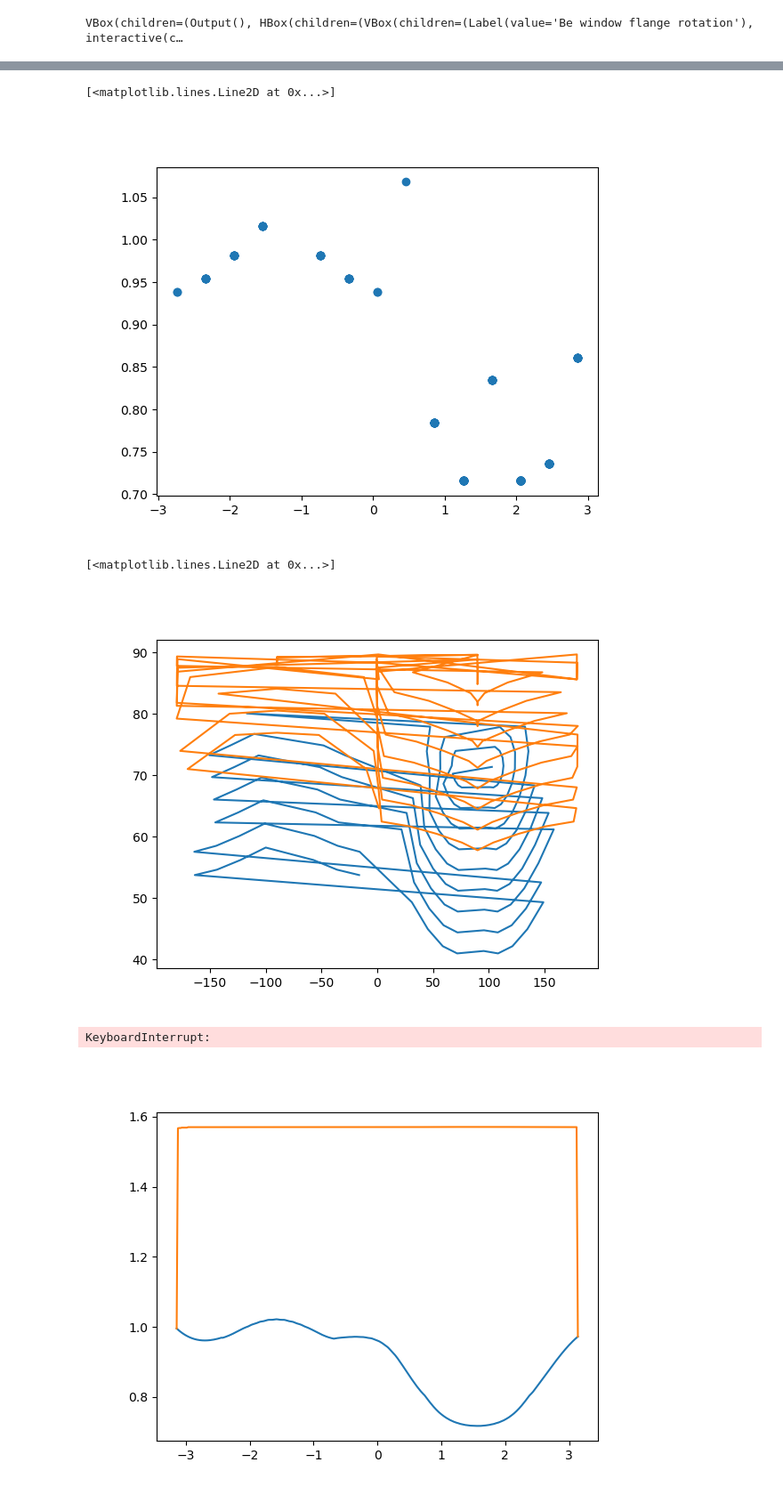
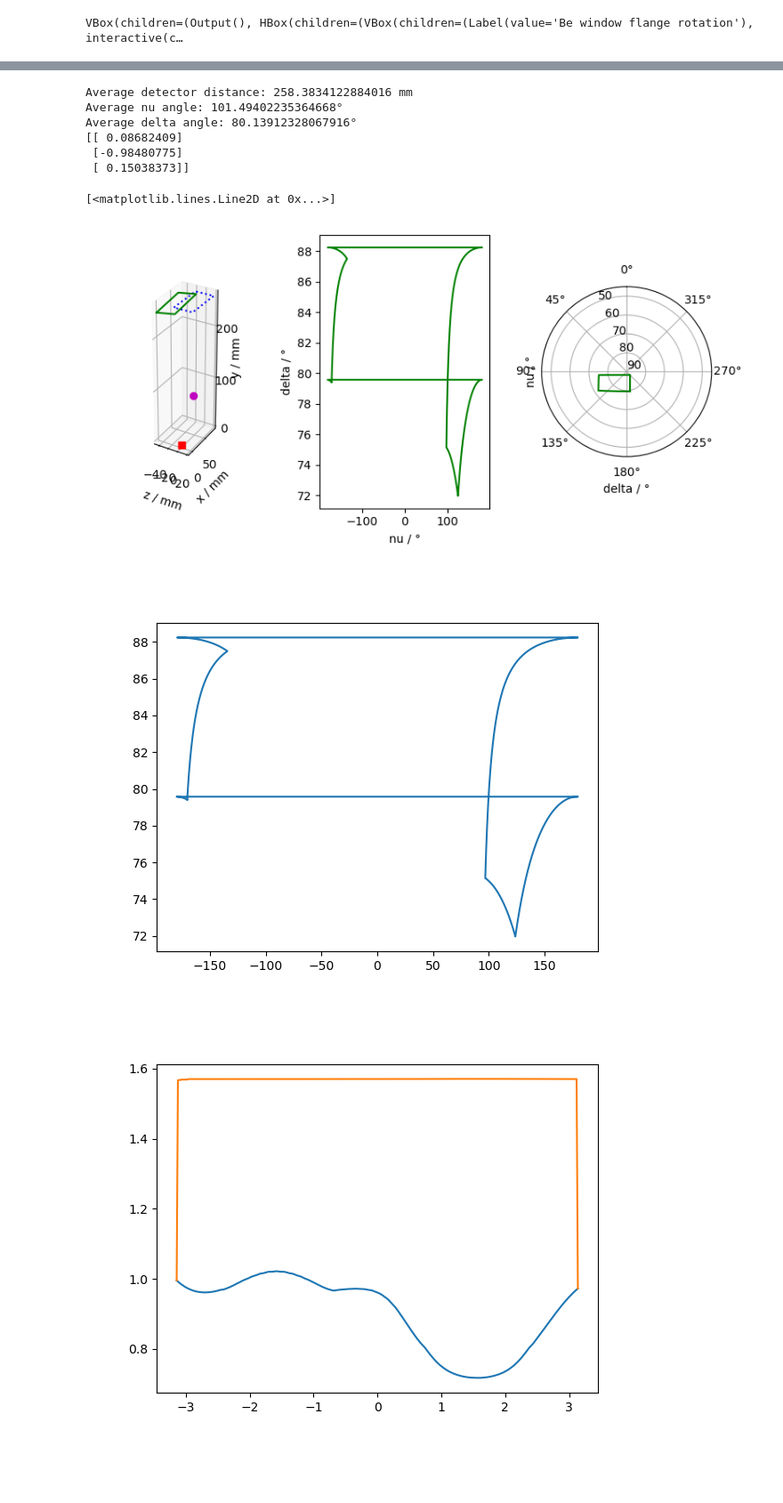
Before and after one commit to swissfel/thc_angles, a Jupyter notebook: thc_angles_3.ipynb, the cells around one changed output, grey strips where cells are left out. Shown at 89% size. Drawn from its saved outputs; the diff is of its cells as text; code cells hidden in the pictures; blank space fills up the shorter version.

```diff
--- a/thc_angles_3.ipynb
+++ b/thc_angles_3.ipynb
@@ -506,39 +448,0 @@ x = x[idx]
-# %%
-plt.figure()
-plt.plot(x,y,'o')
-# %% [output]
-[<matplotlib.lines.Line2D at 0x...>]
-[figure, removed]
-# %%
-plt.figure()
-
-plt.plot(np.rad2deg(x1),np.rad2deg(y1))
-plt.plot(np.rad2deg(x2),np.rad2deg(y2))
-# %% [output]
-[<matplotlib.lines.Line2D at 0x...>]
-[figure, removed]
-# %%
-nus = np.arange(0,360,15)
-deltas = np.arange(0,46,5)
-
-ns = []
-ds = []
-
-x1 = []
-x2 = []
-y1 = []
-y2 = []
-
-for delta in deltas:
-    for nu in nus:
-        n,d = calc_otti(nu, delta)
-        y1.append(np.min(d))
-        x1.append(n[np.argmin(d)])
-        y2.append(np.max(d))
-        x2.append(n[np.argmax(d)])
-x1 = np.array(x1)
-x2 = np.array(x2)
-y1 = np.array(y1)
-y2 = np.array(y2)
-# %% [output]
-KeyboardInterrupt:
@@ -557,3 +449,17 @@ y2 = y2[idx]
+# %%
+nu, delta = calc_otti(210,10, plotit=True)
+plt.figure()
+plt.plot(np.rad2deg(nu), np.rad2deg(delta))
+# %% [output]
+Average detector distance: 258.3834122884016 mm
+Average nu angle: 101.49402235364668°
+Average delta angle: 80.13912328067916°
+[[ 0.08682409]
+ [-0.98480775]
+ [ 0.15038373]]
+[<matplotlib.lines.Line2D at 0x...>]
+[figure, added]
+[figure, added]
 # %%
 def sortxy(x,y):
     idx = np.argsort(x)
```
Also changed, not shown: parts of 21 cells of this notebook, 1 other file.
